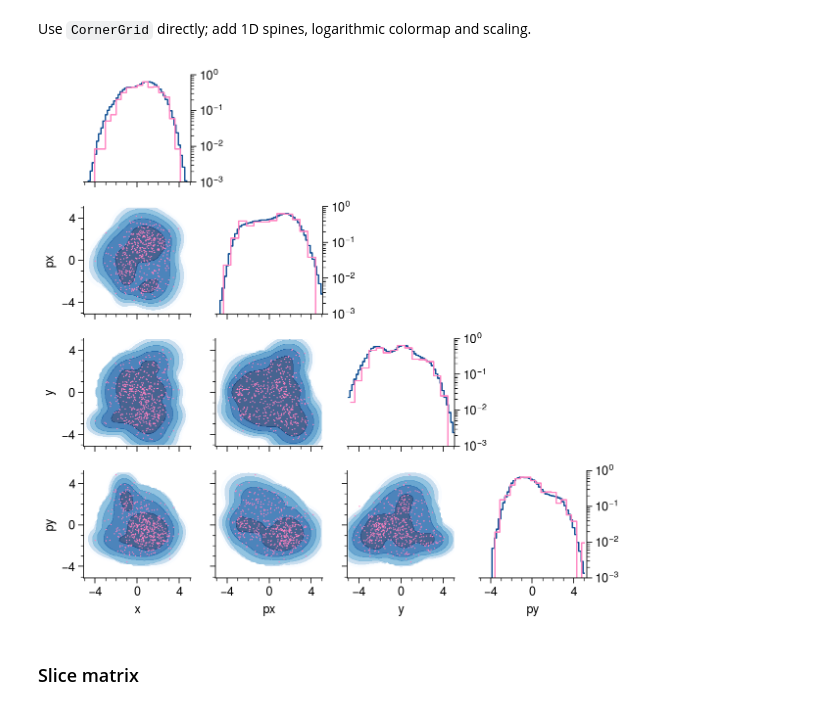
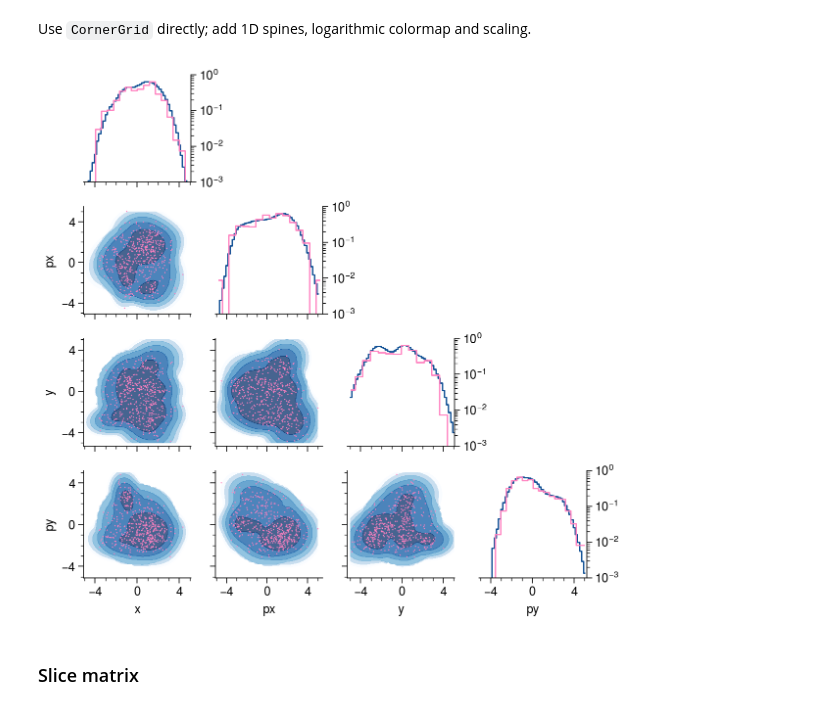
Before and after one commit to austin-hoover/ps-dist, a Jupyter notebook: examples/image.ipynb, the cells around one changed output. Drawn from its saved outputs; the diff is of its cells as text; code cells hidden in the pictures.

```diff
--- a/examples/image.ipynb
+++ b/examples/image.ipynb
@@ -155,32 +155,32 @@ Use `CornerGrid` directly; add 1D spines, logarithmic colormap and scaling.
 # %%
 cmap = pplt.Colormap("Blues")
 grid = psv.CornerGrid(
     d=f.ndim, corner=True, diag=True, space=2.0, diag_rspine=True,
     labels=dims,
 )
 grid.plot_image(
     f,
     coords=coords,
     cmap=cmap,
     diag_kws=dict(color=cmap(0.9)),
     kind="contourf",
     norm="log",
     vmax=1.0,
     vmin=0.001,
     alpha=0.75,
 )
 grid.plot_cloud(
-    ps.image.sample_grid(f, coords=coords, samples=500),
+    ps.image.sample_hist(f, coords=coords, samples=500),
     update_limits=True,
     diag_kws=dict(color="pink"),
     kind="scatter",
     c="pink",
     s=0.85,
 )
 grid.format_diag(yscale="log", yformatter="log", ymax=1.0, ymin=0.001)
 plt.show()
 # %% [output]
-[figure, old version]
+[figure, new version]
 # %% [markdown]
 ### Slice matrix
 # %% [markdown]
```
Also changed, not shown: parts of 1 cell of this notebook.
